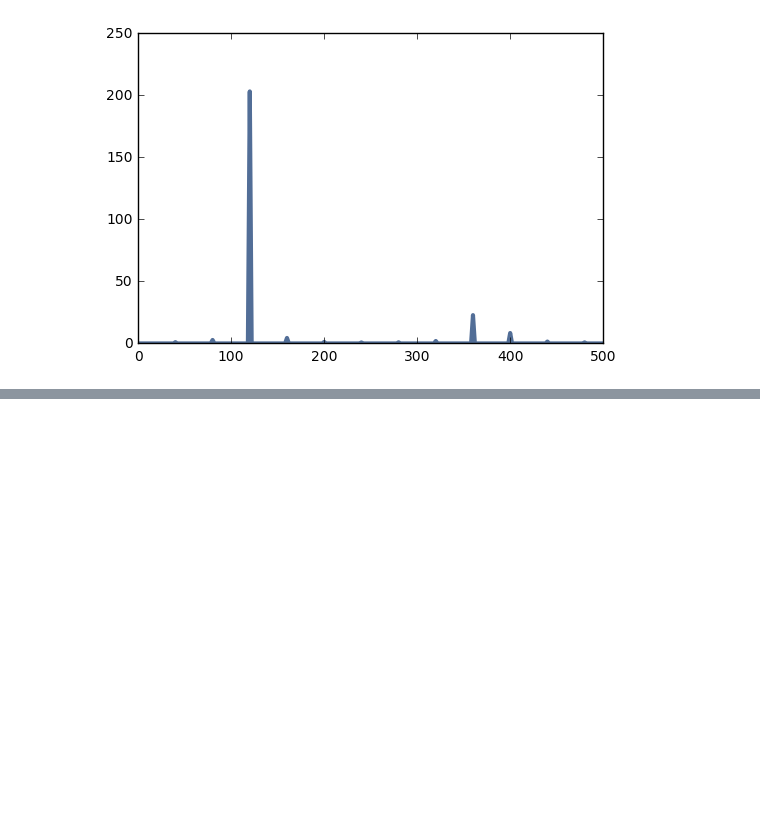
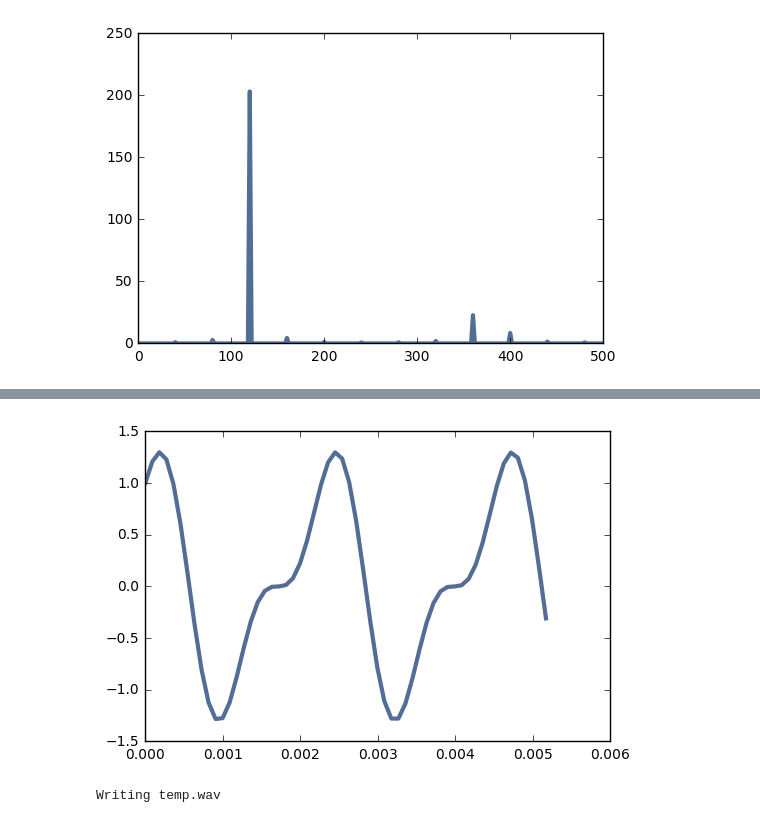
Before and after one commit to milorads/PythonBasics, a Jupyter notebook: dsp_FirstPart.ipynb, the cells around one changed output, grey strips where cells are left out. Drawn from its saved outputs; the diff is of its cells as text; code cells hidden in the pictures; blank space fills up the shorter version.

```diff
--- a/dsp_FirstPart.ipynb
+++ b/dsp_FirstPart.ipynb
@@ -104,3 +104,11 @@ spectrum = segment.make_spectrum()
 spectrum.plot()
 # %% [output]
 [figure]
+# %%
+cos_sig = thinkdsp.CosSignal(freq=440, amp=1.0,offset=0)
+sin_sig = thinkdsp.SinSignal(freq=880, amp=0.5, offset=0)
+mix = sin_sig+cos_sig
+# %%
+wave = mix.make_wave(duration=0.5, start=0, framerate=11025)
+from IPython.display import Audio
+audio = Audio(data=wave.ys, rate=wave.framerate)
@@ -106,0 +123,12 @@ spectrum.plot()
+# %%
+period = mix.period
+segment = wave.segment(start=0, duration=period+0.003)
+segment.plot()
+# %% [output]
+[figure, added]
+# %%
+filename = 'temp.wav'
+wave.write(filename)
+thinkdsp.play_wave(filename=filename, player='aplay')
+# %% [output]
+Writing temp.wav
```
Also changed, not shown: parts of 11 cells of this notebook, 1 other file.
